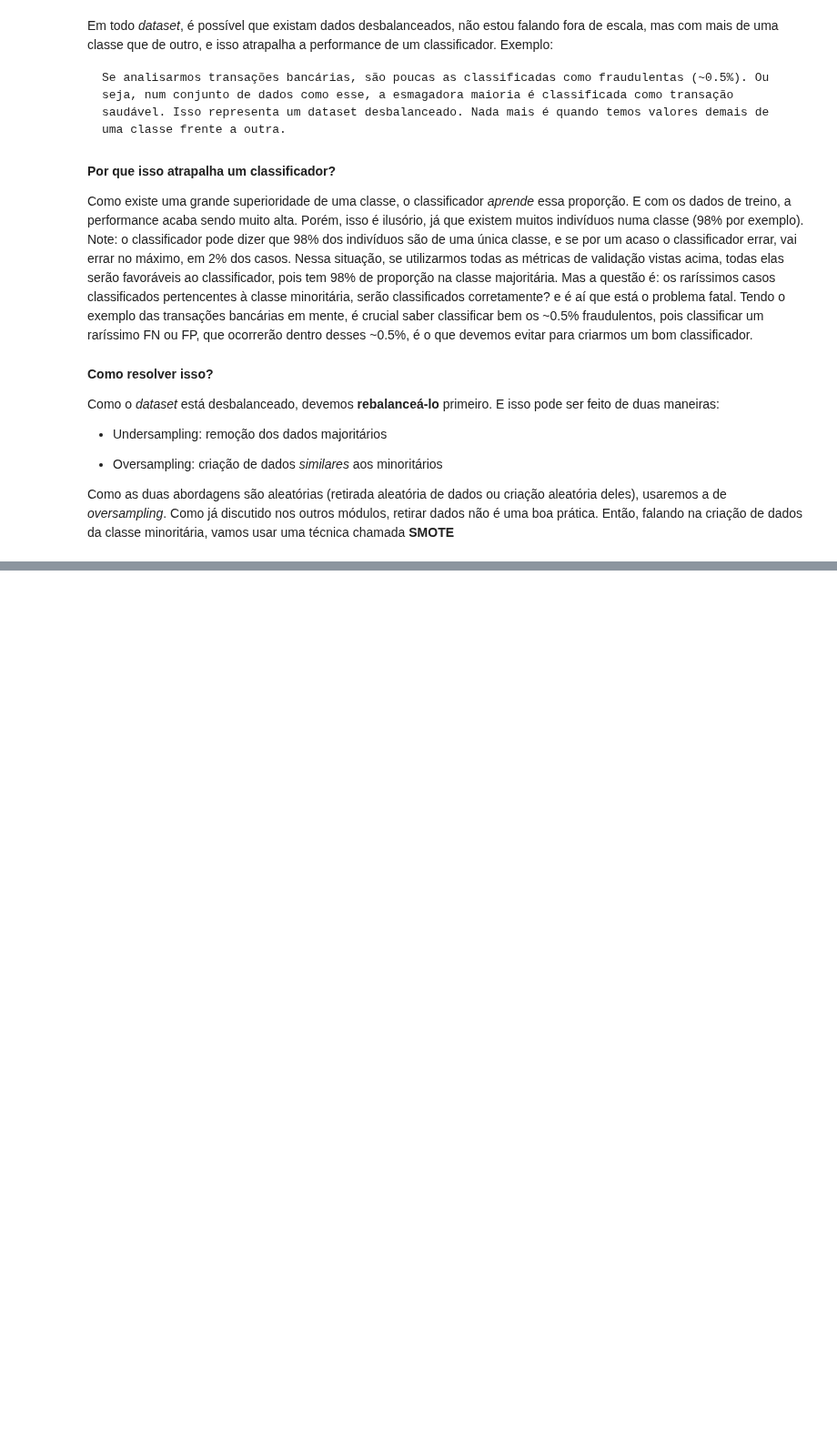
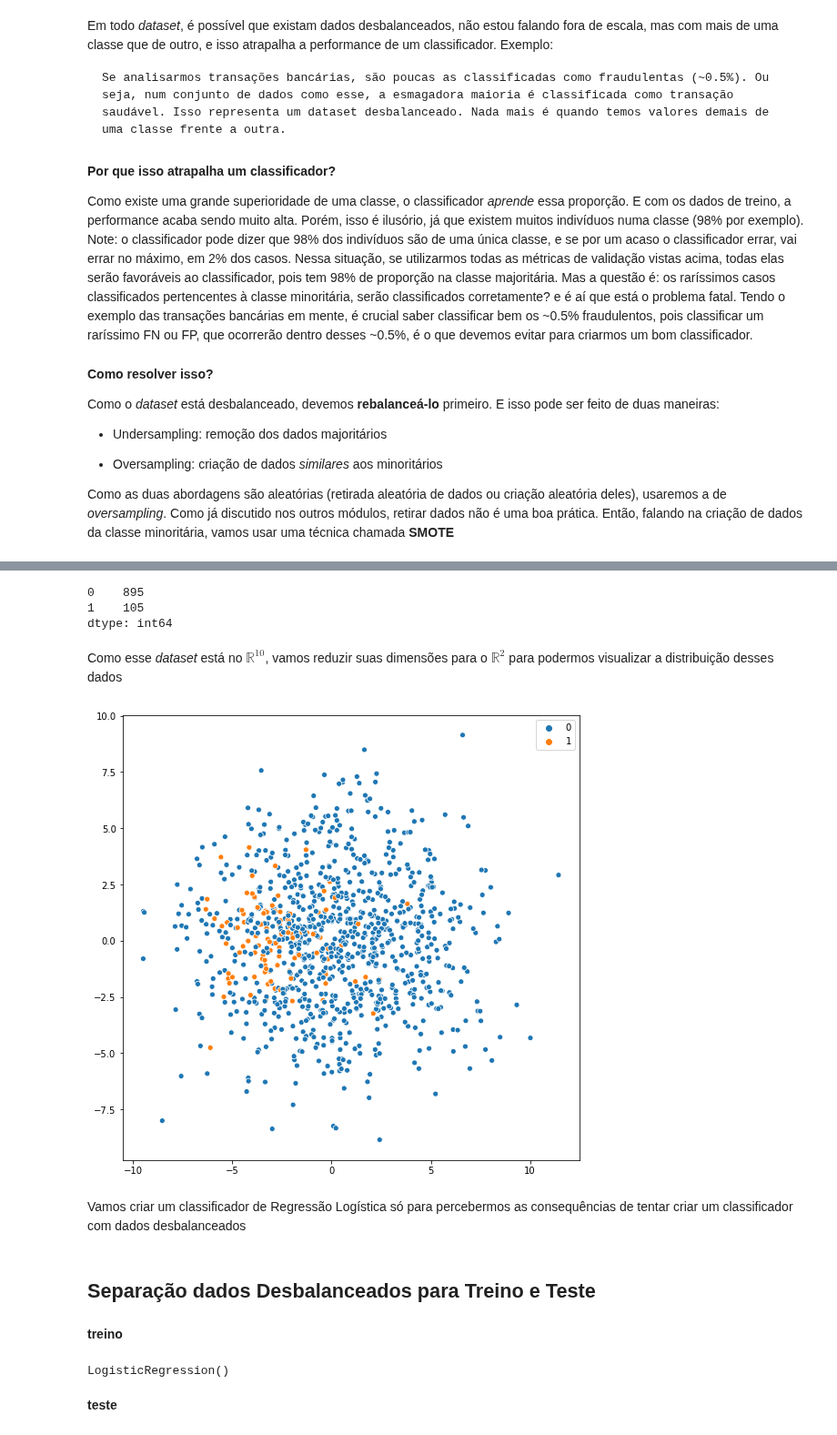
Before and after one commit to mikaelcordeiro/semanas, a Jupyter notebook: semana9/semana_9.ipynb, the cells around one changed output, grey strips where cells are left out. Shown at 91% size. Drawn from its saved outputs; the diff is of its cells as text; code cells hidden in the pictures; blank space fills up the shorter version.

```diff
--- a/semana9/semana_9.ipynb
+++ b/semana9/semana_9.ipynb
@@ -1110,0 +1139,9 @@ Como as duas abordagens são aleatórias (retirada aleatória de dados ou criaç
+# %%
+desbalanceados = make_classification(n_samples=1000,
+                    n_features=10,
+                    n_informative=10,
+                    n_redundant=0,
+                    n_repeated=0,
+                    weights=(.9, .1),
+                    n_clusters_per_class=1,
+                    class_sep=1.6)
@@ -1110,0 +1157,11 @@ Como as duas abordagens são aleatórias (retirada aleatória de dados ou criaç
+# %%
+x = desbalanceados[0]
+y = desbalanceados[1]
+# %%
+pd.Series(data=y).value_counts()
+# %% [output]
+0    895
+1    105
+dtype: int64
+# %% [markdown]
+Como esse *dataset* está no $\mathbb{R}^{10}$, vamos reduzir suas dimensões para o $\mathbb{R}^{2}$ para podermos visualizar a distribuição desses dados
@@ -1110,0 +1170,12 @@ Como as duas abordagens são aleatórias (retirada aleatória de dados ou criaç
+# %%
+pca = PCA(n_components=2)
+# %%
+plt.figure(figsize=(9, 9))
+sns.scatterplot(x=pca.fit_transform(x)[:, 0], y=pca.fit_transform(x)[:, 1], hue=y)
+plt.show()
+# %% [output]
+[figure, added]
+# %% [markdown]
+Vamos criar um classificador de Regressão Logística só para percebermos as consequências de tentar criar um classificador com dados desbalanceados
+# %% [markdown]
+## Separação dados Desbalanceados para Treino e Teste
@@ -1110,0 +1184,8 @@ Como as duas abordagens são aleatórias (retirada aleatória de dados ou criaç
+# %% [markdown]
+**treino**
+# %%
+reg_log.fit(x_treino_desb, y_treino_desb)
+# %% [output]
+LogisticRegression()
+# %% [markdown]
+**teste**
```
Also changed, not shown: parts of 79 cells of this notebook.
